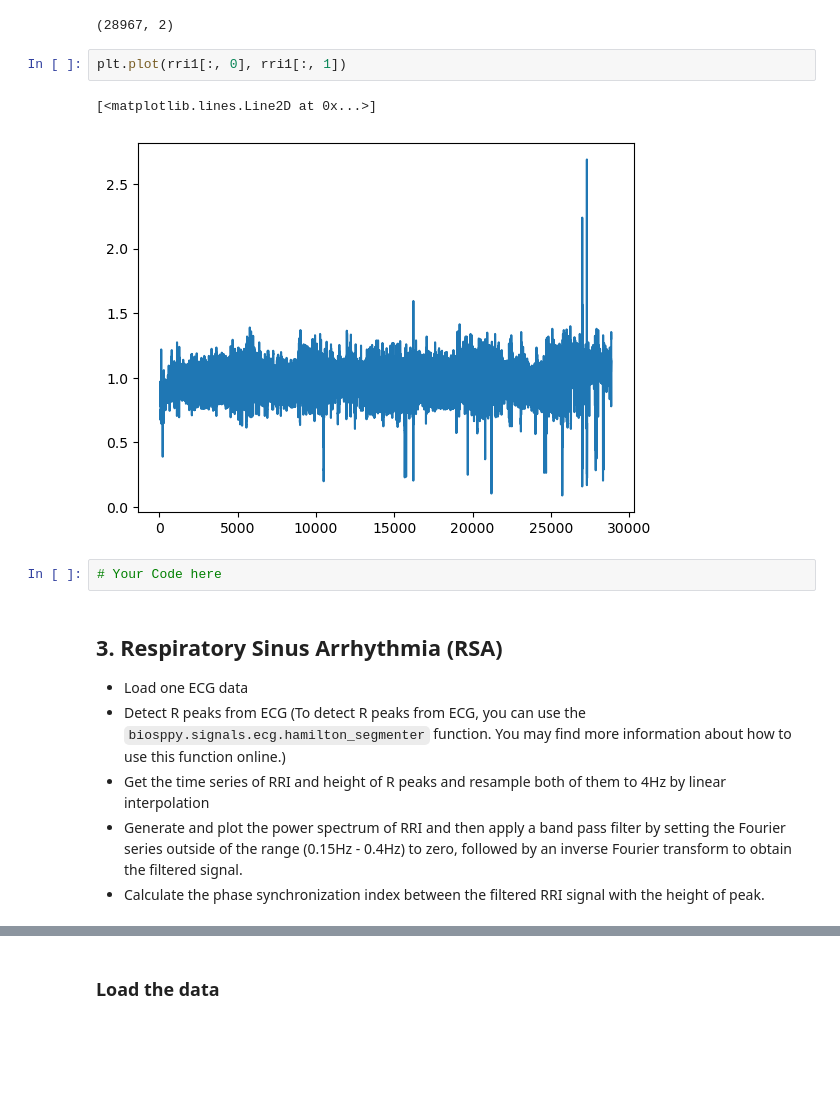
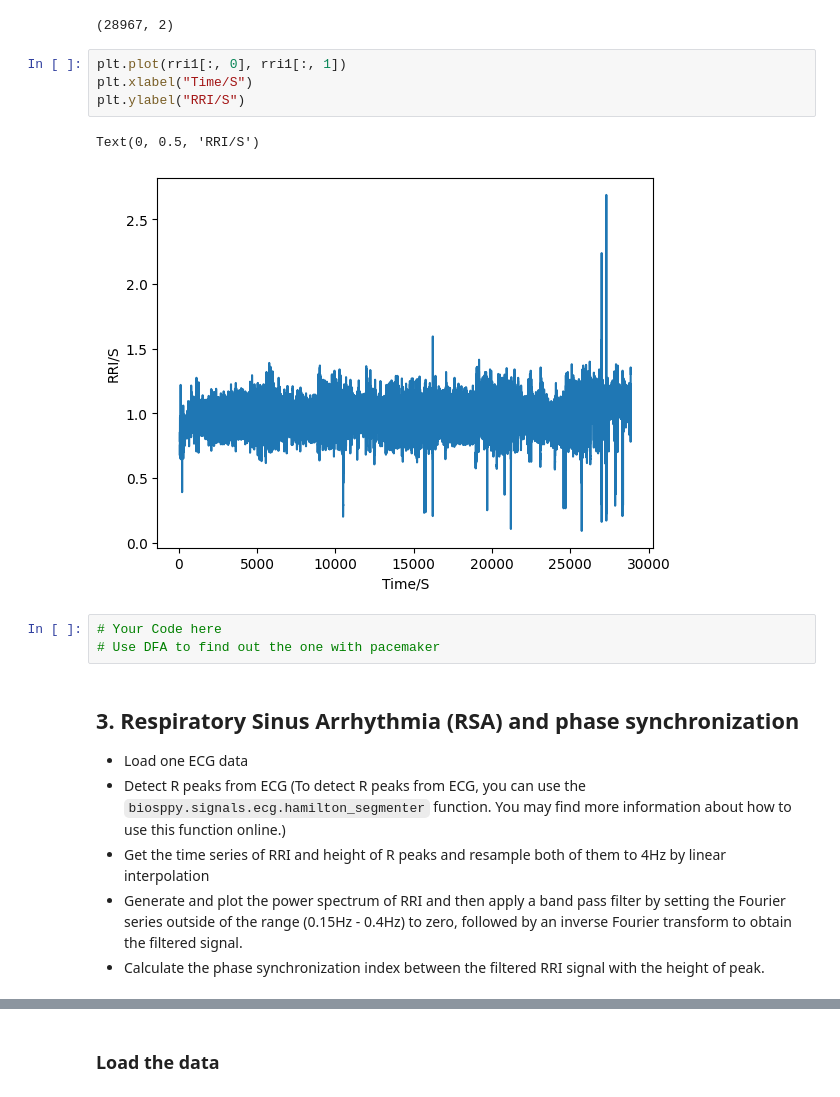
Before and after one commit to AlexMa123/BIU_Computational_physics_2023, a Jupyter notebook: Lecture5 - TimeSeries.ipynb, the cells around one changed output, grey strips where cells are left out. Drawn from its saved outputs; the diff is of its cells as text; blank space fills up the shorter version.

```diff
--- a/Lecture5 - TimeSeries.ipynb
+++ b/Lecture5 - TimeSeries.ipynb
@@ -518,13 +508,16 @@ rri1.shape # (number of R peaks, 2); 2 is (the time of ith R peak, ith RRI (i+1
 (28967, 2)
 # %%
 plt.plot(rri1[:, 0], rri1[:, 1])
+plt.xlabel("Time/S")
+plt.ylabel("RRI/S")
 # %% [output]
-[<matplotlib.lines.Line2D at 0x...>]
+Text(0, 0.5, 'RRI/S')
-[figure, old version]
+[figure, new version]
 # %%
 # Your Code here
+# Use DFA to find out the one with pacemaker
 # %% [markdown]
-## 3. Respiratory Sinus Arrhythmia (RSA)
+## 3. Respiratory Sinus Arrhythmia (RSA) and phase synchronization
 * Load one ECG  data
 * Detect R peaks from ECG (To detect R peaks from ECG, you can use the `biosppy.signals.ecg.hamilton_segmenter` function. You may find more information about how to use this function online.)
 * Get the time series of RRI and height of R peaks and resample both of them to 4Hz by linear interpolation
```
Also changed, not shown: parts of 24 cells of this notebook.
